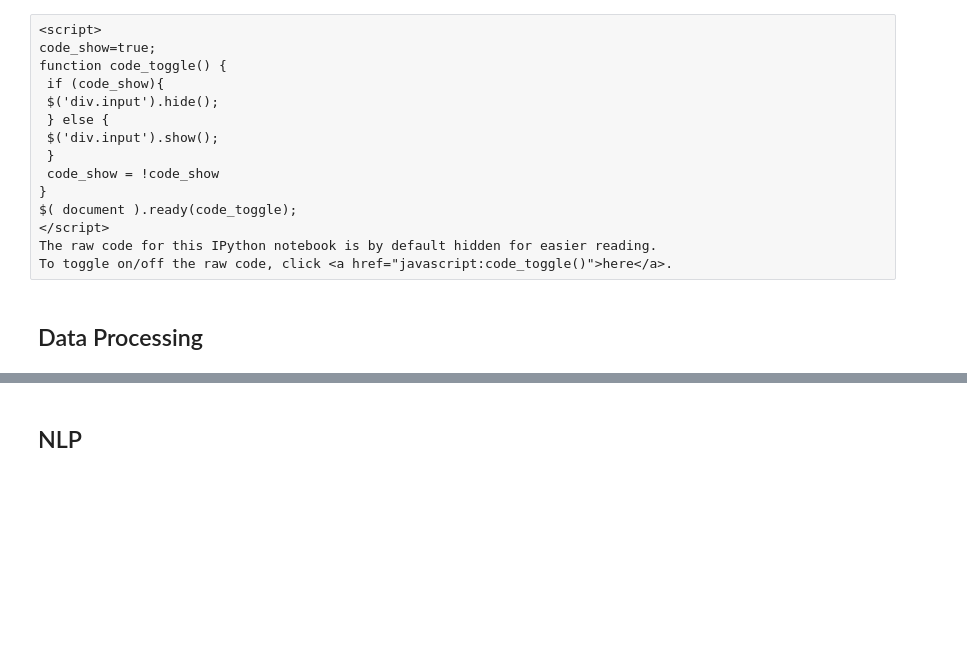
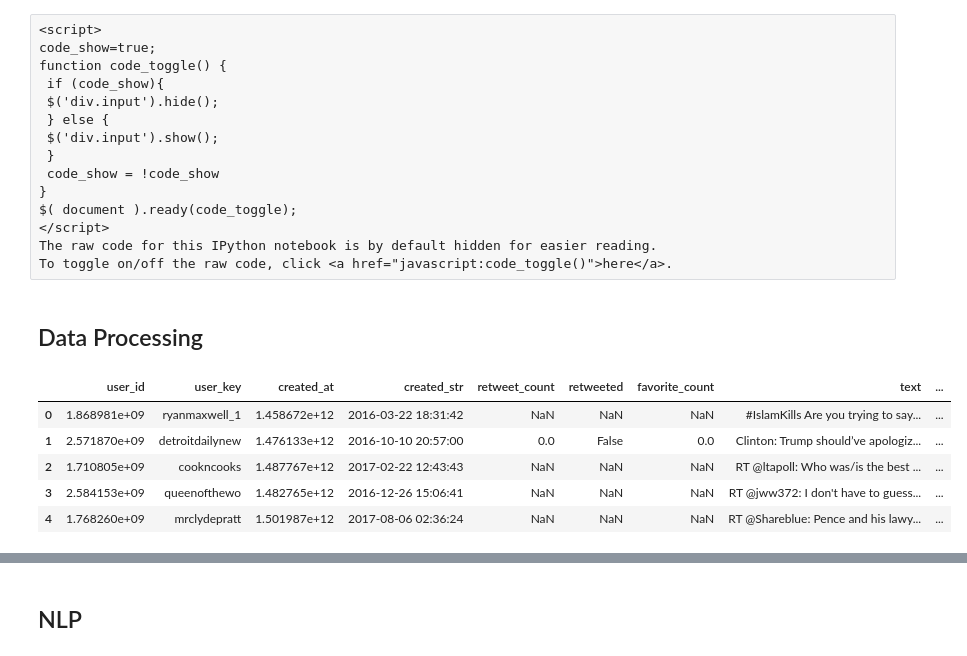
Before and after one commit to stephenjhsu/Fake-Tweets-Visualized, a Jupyter notebook: DataProcessing.ipynb, the cells around one changed output, grey strips where cells are left out. Cells and saved outputs as stored; diff of their text form; code cells hidden in the pictures; blank space fills up the shorter version.

```diff
--- a/DataProcessing.ipynb
+++ b/DataProcessing.ipynb
@@ -113,0 +118,9 @@ def add_datepart(df, fldname, drop=True, time=False):
+# %%
+tweets.head()
+# %% [output]
+|  | user_id | user_key | created_at | created_str | retweet_count | retweeted | favorite_count | text | ... |
+| 0 | 1.868981e+09 | ryanmaxwell_1 | 1.458672e+12 | 2016-03-22 18:31:42 | NaN | NaN | NaN | #IslamKills Are you trying to say... | ... |
+| 1 | 2.571870e+09 | detroitdailynew | 1.476133e+12 | 2016-10-10 20:57:00 | 0.0 | False | 0.0 | Clinton: Trump should’ve apologiz... | ... |
+| 2 | 1.710805e+09 | cookncooks | 1.487767e+12 | 2017-02-22 12:43:43 | NaN | NaN | NaN | RT @ltapoll: Who was/is the best ... | ... |
+| 3 | 2.584153e+09 | queenofthewo | 1.482765e+12 | 2016-12-26 15:06:41 | NaN | NaN | NaN | RT @jww372: I don't have to guess... | ... |
+| 4 | 1.768260e+09 | mrclydepratt | 1.501987e+12 | 2017-08-06 02:36:24 | NaN | NaN | NaN | RT @Shareblue: Pence and his lawy... | ... |
```
Also changed, not shown: parts of 12 cells of this notebook.
